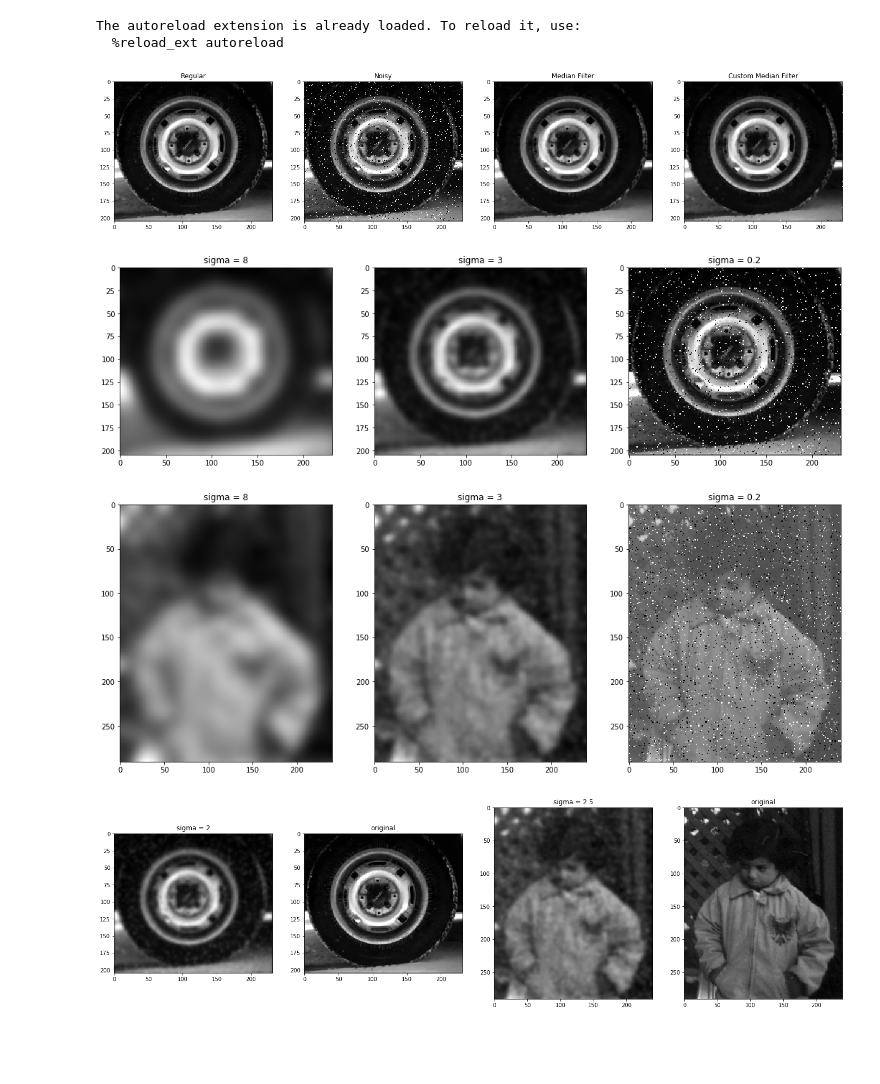
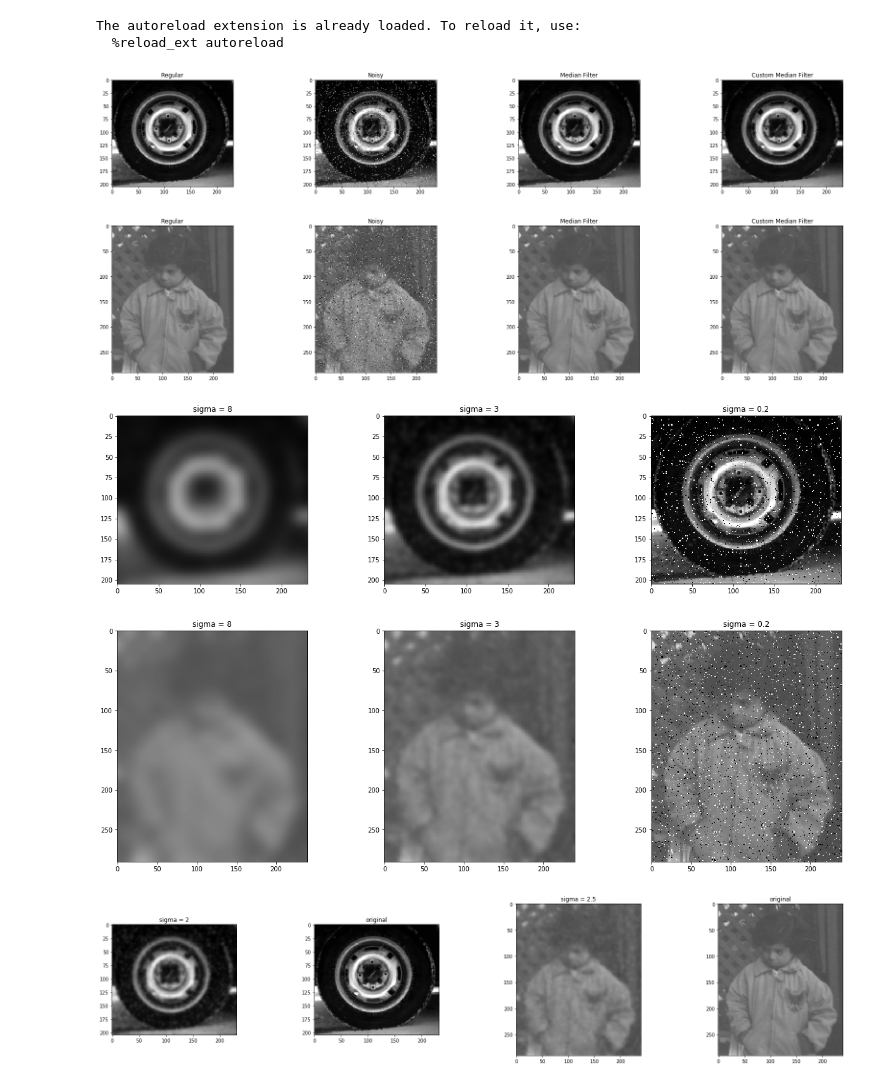
Before and after one commit to ahmedx3/Image-Processing-Labs, a Jupyter notebook: Lab-03-Smoothing-STD/Lab_Smoothing_STD.ipynb, the cells around one changed output. Drawn from its saved outputs; the diff is of its cells as text; code cells hidden in the pictures; blank space fills up the shorter version.

Commit message:
Added some optimizations and the pout image Lab3

```diff
--- a/Lab-03-Smoothing-STD/Lab_Smoothing_STD.ipynb
+++ b/Lab-03-Smoothing-STD/Lab_Smoothing_STD.ipynb
@@ -30,27 +30,32 @@ from skimage.filters import gaussian
 def custom_median(image,filtersize):
     edgex = filtersize // 2;
     edgey = filtersize // 2;
-    finalout = (image *255).astype(np.uint8)
+    finalout = np.copy(image)
     tempimage = np.copy(finalout)
 
     for i in range(edgex,len(tempimage)-edgex):
         for j in range(edgey,len(tempimage[0])-edgey):
             temparray = tempimage[i-edgex:i+filtersize-edgex,j-edgey:j+filtersize-edgey]
-            flattemp=temparray.flatten()
-            flattemp.sort()
-            finalout[i][j] = flattemp[len(flattemp)//2]
+            temp = np.median(temparray,axis=None)
+            finalout[i][j] = temp
     return finalout
 # %%
 image1 = io.imread("tire.tif")
 greyimg1 = rgb2gray(image1)
+image2 = io.imread("pout.tif")
+greyimg2 = rgb2gray(image2)
+
 #applying noise to image
-noisy1 = random_noise(greyimg1, mode='s&p', amount = 0.05)
+noisytemp1 = random_noise(greyimg1, mode='s&p', amount = 0.05)
+noisytemp2 = random_noise(greyimg2, mode='s&p', amount = 0.05)
+noisy1 = np.uint8(noisytemp1*255)
+noisy2 = np.uint8(noisytemp2*255)
 
-#Filtering using built in function median
+#Filtering using median
 filtered1 = median(noisy1)
 custom_filter1 = custom_median(noisy1,3)
-
-
+filtered2 = median(noisy2)
+custom_filter2 = custom_median(noisy2,3)
 
 names= ["Regular","Noisy","Median Filter", "Custom Median Filter"]
 
@@ -61,6 +66,14 @@ array.append(filtered1)
 array.append(custom_filter1)
 
 show_images(array,names)
+
+array2 = []
+array2.append(greyimg2)
+array2.append(noisy2)
+array2.append(filtered2)
+array2.append(custom_filter2)
+
+show_images(array2,names)
 
 #Filtering using gaussian filter
 sigmas = ["sigma = 8","sigma = 3","sigma = 0.2"]
@@ -77,34 +90,35 @@ array3.append(gaus12)
 array3.append(gaus13)
 
 show_images(array3,sigmas)
 
 
 #Filtering using gaussian filter
 gaus21 = gaussian(noisy2,8)
 gaus22 = gaussian(noisy2,3)
 gaus23 = gaussian(noisy2,0.2)
 
 array4 = []
 
 array4.append(gaus21)
 array4.append(gaus22)
 array4.append(gaus23)
 
 show_images(array4,sigmas)
 
 #Best values
 #Sigma means the effect of the nearby pixels on the averaging and the length means the size of the kernel
 names = ["sigma = 2","original","sigma = 2.5","original"]
 gaus31 = gaussian(noisy1,2)
 gaus32 = gaussian(noisy2,2.5)
 array5 = []
 array5.append(gaus31)
 array5.append(image1)
 array5.append(gaus32)
 array5.append(image2)
 show_images(array5,names)
 # %% [output]
-[figure, old version]
+[figure, new version]
-[figure, old version]
+[figure, new version]
-[figure, old version]
+[figure, new version]
-[figure, old version]
+[figure, new version]
+[figure, added]
```
